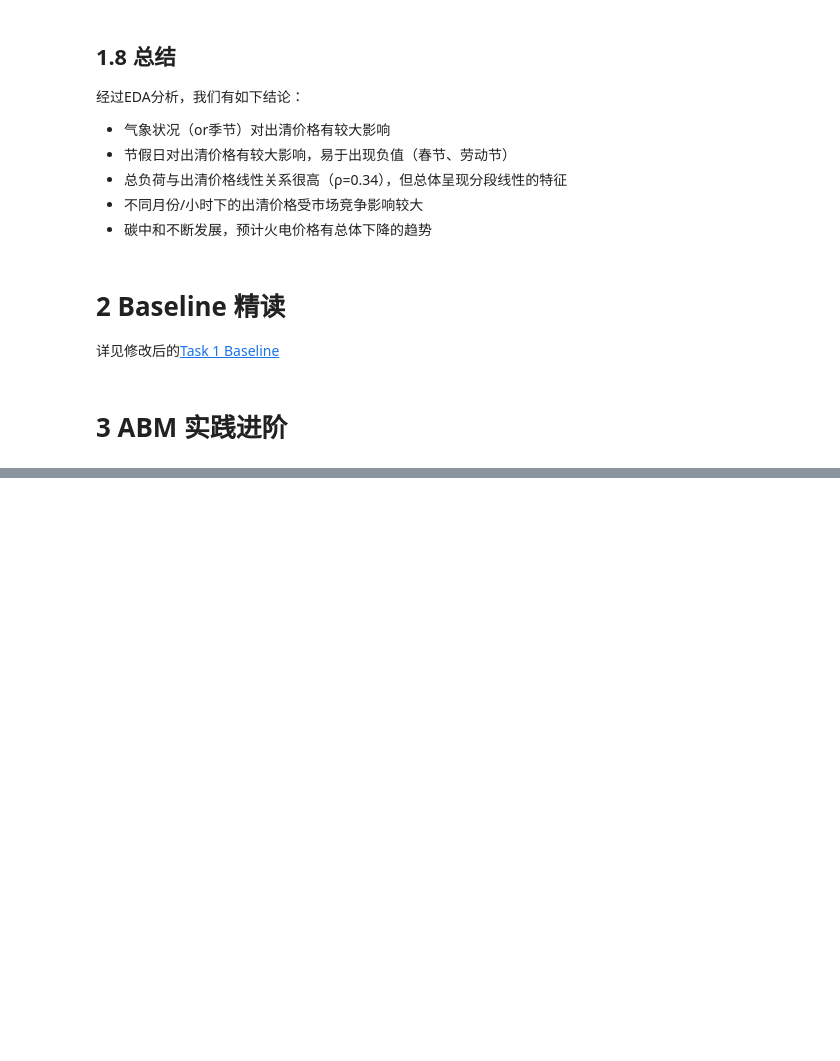
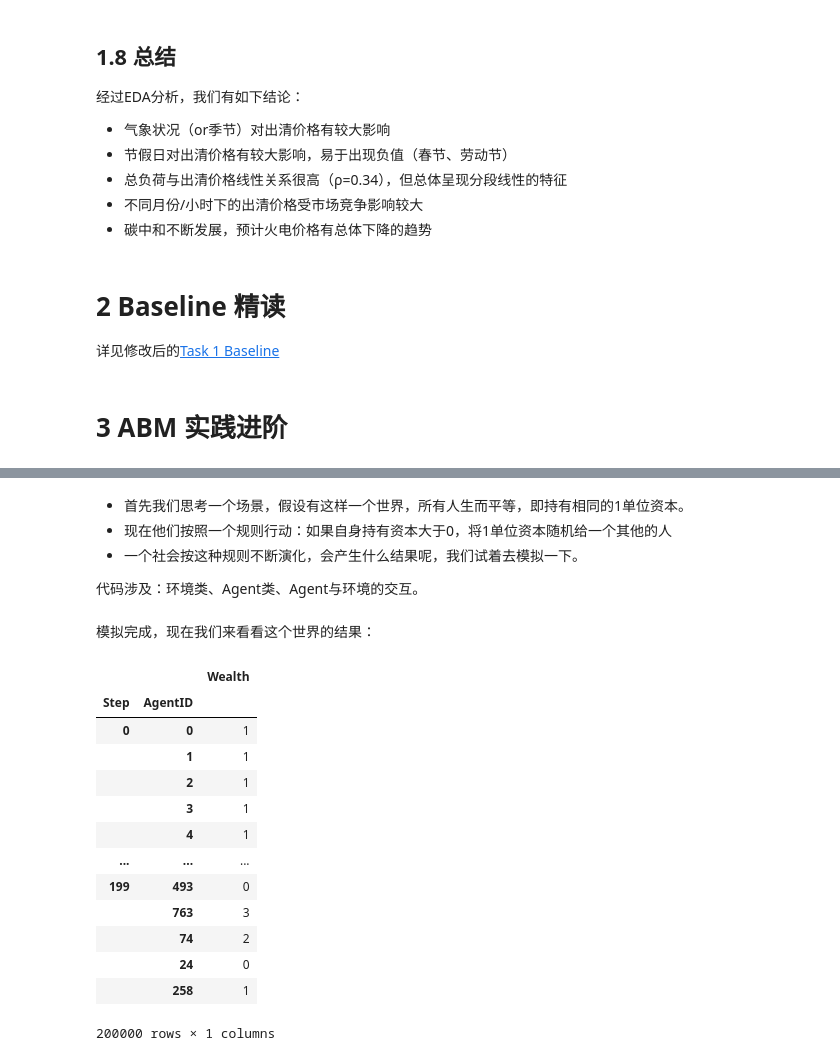
Before and after one commit to 1517005260/ai-learning, a Jupyter notebook: DataWhale Summer Campus/2024-03/Task2/notes.ipynb, the cells around one changed output, grey strips where cells are left out. Cells and saved outputs as stored; diff of their text form; code cells hidden in the pictures; blank space fills up the shorter version.

```diff
--- a/DataWhale Summer Campus/2024-03/Task2/notes.ipynb
+++ b/DataWhale Summer Campus/2024-03/Task2/notes.ipynb
@@ -583,0 +596,6 @@ sns.regplot(
+# %% [markdown]
+- 首先我们思考一个场景，假设有这样一个世界，所有人生而平等，即持有相同的1单位资本。
+- 现在他们按照一个规则行动：如果自身持有资本大于0，将1单位资本随机给一个其他的人
+- 一个社会按这种规则不断演化，会产生什么结果呢，我们试着去模拟一下。
+
+代码涉及：环境类、Agent类、Agent与环境的交互。
@@ -583,0 +662,21 @@ sns.regplot(
+# %% [markdown]
+模拟完成，现在我们来看看这个世界的结果：
+# %%
+# 所有步数的迭代结果
+df=env.datacollector.get_agent_vars_dataframe()
+df
+# %% [output]
+|  |  | Wealth |
+| Step | AgentID |  |
+| 0 | 0 | 1 |
+|  | 1 | 1 |
+|  | 2 | 1 |
+|  | 3 | 1 |
+|  | 4 | 1 |
+| ... | ... | ... |
+| 199 | 493 | 0 |
+|  | 763 | 3 |
+|  | 74 | 2 |
+|  | 24 | 0 |
+|  | 258 | 1 |
+200000 rows × 1 columns
```
Also changed, not shown: parts of 19 cells of this notebook, 2 other files.
